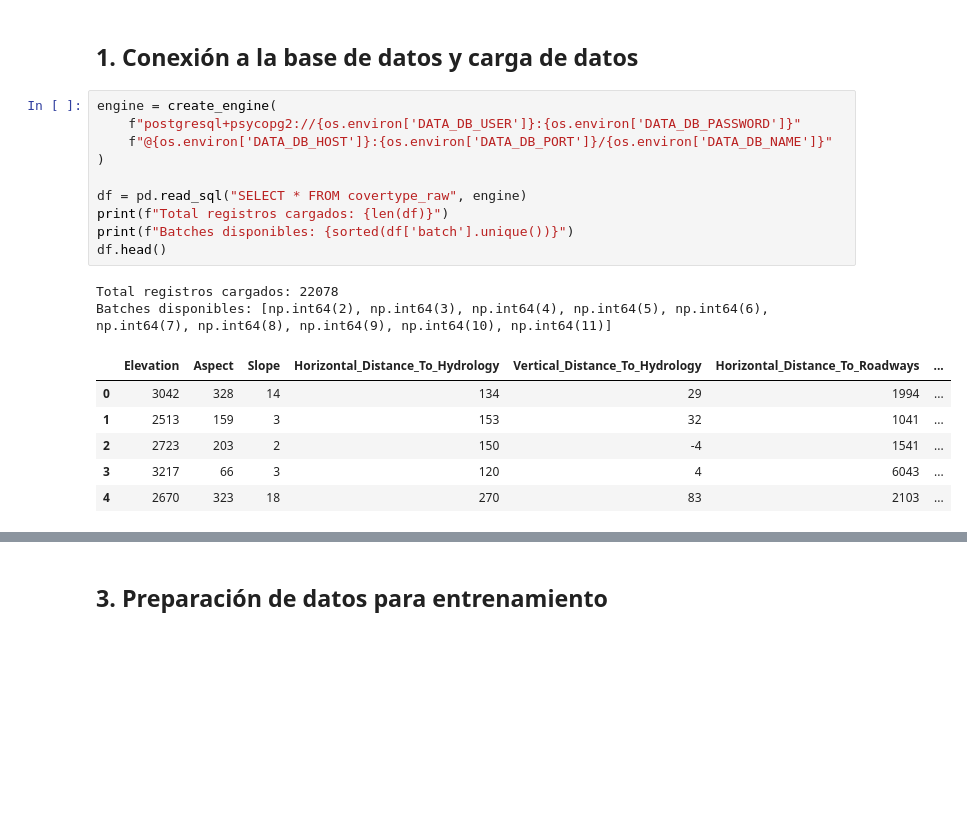
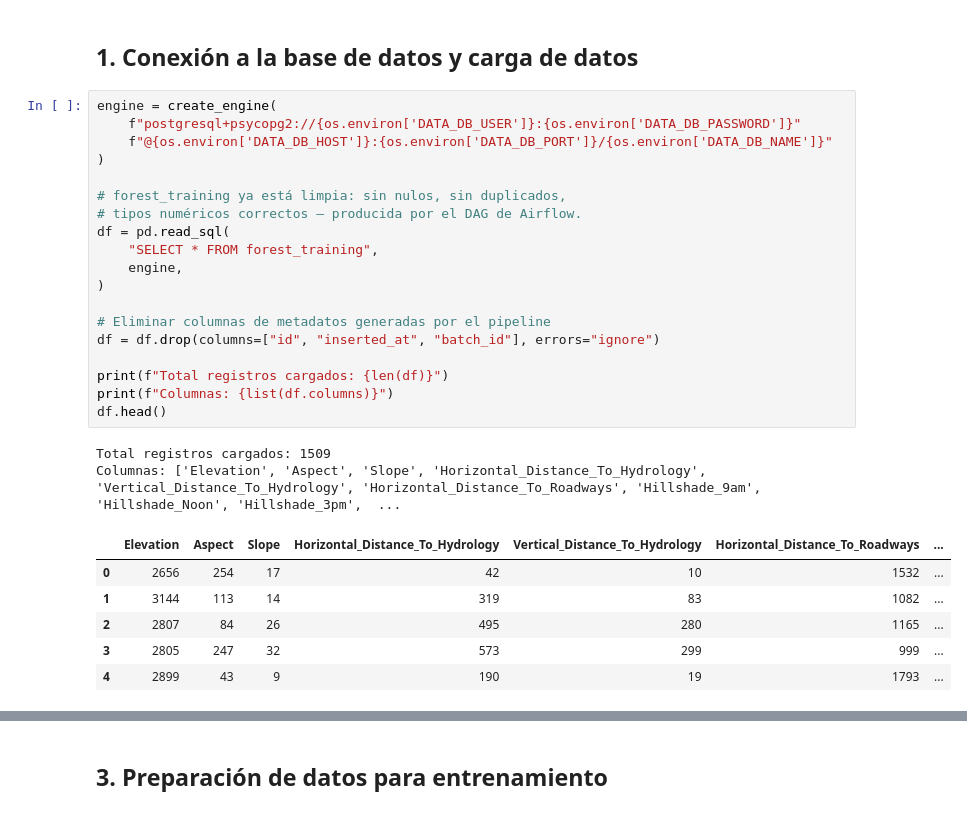
Before and after one commit to CamiloGarcia06/Mlops_talleres, a Jupyter notebook: jupyter/notebooks/train_neural_networks.ipynb, the cells around one changed output, grey strips where cells are left out. Cells and saved outputs as stored; diff of their text form; blank space fills up the shorter version.

```diff
--- a/jupyter/notebooks/train_neural_networks.ipynb
+++ b/jupyter/notebooks/train_neural_networks.ipynb
@@ -29,22 +29,31 @@ from minio import Minio
 # %%
 engine = create_engine(
     f"postgresql+psycopg2://{os.environ['DATA_DB_USER']}:{os.environ['DATA_DB_PASSWORD']}"
     f"@{os.environ['DATA_DB_HOST']}:{os.environ['DATA_DB_PORT']}/{os.environ['DATA_DB_NAME']}"
 )
 
-df = pd.read_sql("SELECT * FROM covertype_raw", engine)
+# forest_training ya está limpia: sin nulos, sin duplicados,
+# tipos numéricos correctos — producida por el DAG de Airflow.
+df = pd.read_sql(
+    "SELECT * FROM forest_training",
+    engine,
+)
+
+# Eliminar columnas de metadatos generadas por el pipeline
+df = df.drop(columns=["id", "inserted_at", "batch_id"], errors="ignore")
+
 print(f"Total registros cargados: {len(df)}")
-print(f"Batches disponibles: {sorted(df['batch'].unique())}")
+print(f"Columnas: {list(df.columns)}")
 df.head()
 # %% [output]
-Total registros cargados: 22078
-Batches disponibles: [np.int64(2), np.int64(3), np.int64(4), np.int64(5), np.int64(6), np.int64(7), np.int64(8), np.int64(9), np.int64(10), np.int64(11)]
+Total registros cargados: 1509
+Columnas: ['Elevation', 'Aspect', 'Slope', 'Horizontal_Distance_To_Hydrology', 'Vertical_Distance_To_Hydrology', 'Horizontal_Distance_To_Roadways', 'Hillshade_9am', 'Hillshade_Noon', 'Hillshade_3pm',  ...
 |  | Elevation | Aspect | Slope | Horizontal_Distance_To_Hydrology | Vertical_Distance_To_Hydrology | Horizontal_Distance_To_Roadways | ... |
-| 0 | 3042 | 328 | 14 | 134 | 29 | 1994 | ... |
-| 1 | 2513 | 159 | 3 | 153 | 32 | 1041 | ... |
-| 2 | 2723 | 203 | 2 | 150 | -4 | 1541 | ... |
-| 3 | 3217 | 66 | 3 | 120 | 4 | 6043 | ... |
-| 4 | 2670 | 323 | 18 | 270 | 83 | 2103 | ... |
+| 0 | 2656 | 254 | 17 | 42 | 10 | 1532 | ... |
+| 1 | 3144 | 113 | 14 | 319 | 83 | 1082 | ... |
+| 2 | 2807 | 84 | 26 | 495 | 280 | 1165 | ... |
+| 3 | 2805 | 247 | 32 | 573 | 299 | 999 | ... |
+| 4 | 2899 | 43 | 9 | 190 | 19 | 1793 | ... |
 # %%
 df.info()
 print("\nEstadísticas descriptivas:")
```
Also changed, not shown: parts of 9 cells of this notebook, 5 other files.
